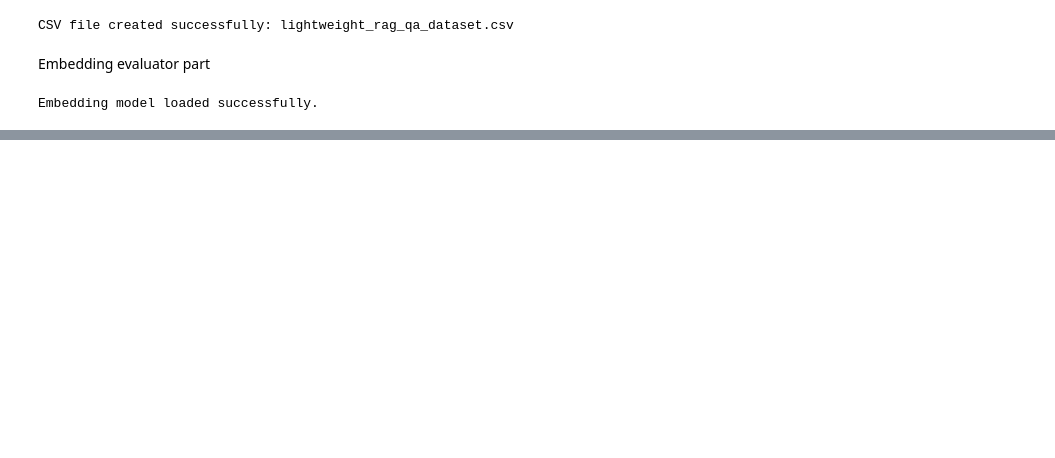
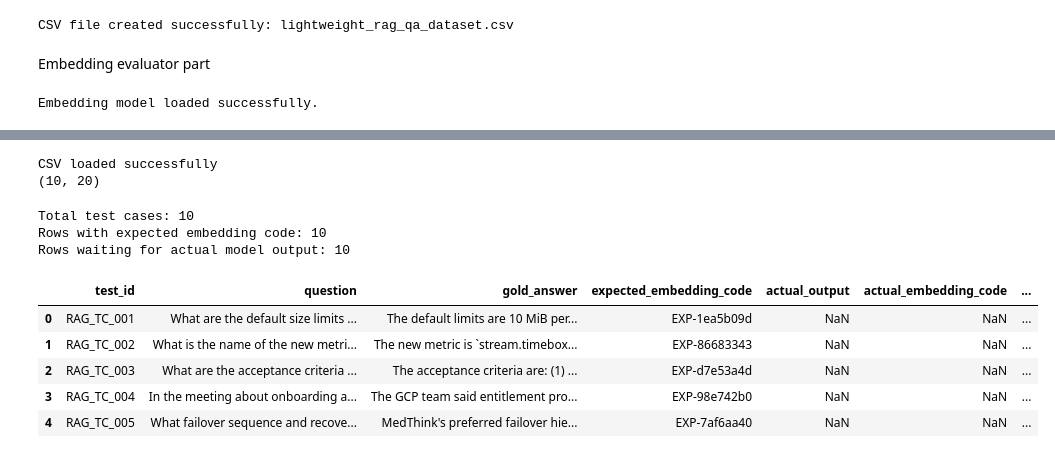
Before and after one commit to Raghul-source/rag-pipeline-evaluation, a Jupyter notebook: RAG_Pipeline_Evaluation_ETL_and_Embedding_Check.ipynb, the cells around one changed output, grey strips where cells are left out. Drawn from its saved outputs; the diff is of its cells as text; code cells hidden in the pictures; blank space fills up the shorter version.

```diff
--- a/RAG_Pipeline_Evaluation_ETL_and_Embedding_Check.ipynb
+++ b/RAG_Pipeline_Evaluation_ETL_and_Embedding_Check.ipynb
@@ -342,0 +366,80 @@ SyntaxError: invalid syntax (196246205.py, line 48)
+# %%
+import pandas as pd
+
+qa_df = pd.read_csv("lightweight_rag_qa_dataset_with_expected_codes.csv")
+
+print("CSV loaded successfully")
+print(qa_df.shape)
+# %% [output]
+CSV loaded successfully
+(10, 20)
+# %%
+
+# Step 24: Load the updated CSV for actual-output comparison stage
+
+# This CSV already contains:
+# - selected RAG test questions
+# - expected source documents
+# - gold_answer
+# - expected_embedding_code
+# - empty fields for actual_output and comparison results
+
+import pandas as pd
+
+qa_df = pd.read_csv("lightweight_rag_qa_dataset_with_expected_codes.csv")
+
+
+# Step 25: Check current QA dataset status
+
+# Total number of test cases available in the CSV.
+total_test_cases = len(qa_df)
+
+# Count rows where actual_output is empty.
+# actual_output must be filled only after running the RAG model/chatbot.
+empty_actual_output_count = qa_df["actual_output"].isna().sum() + (
+    qa_df["actual_output"].astype(str).str.strip() == ""
+).sum()
+
+# Count rows where expected_embedding_code is already created.
+expected_code_count = (
+    qa_df["expected_embedding_code"].notna()
+    & (qa_df["expected_embedding_code"].astype(str).str.strip() != "")
+).sum()
+
+
+print("Total test cases:", total_test_cases)
+print("Rows with expected embedding code:", expected_code_count)
+print("Rows waiting for actual model output:", empty_actual_output_count)
+
+
+# Step 26: Display important QA tracking columns
+
+# This preview helps us verify that:
+# - expected answer code is already available
+# - actual_output is still waiting for model response
+# - result columns are ready for the next comparison phase
+
+display(
+    qa_df[
+        [
+            "test_id",
+            "question",
+            "gold_answer",
+            "expected_embedding_code",
+            "actual_output",
+            "actual_embedding_code",
+            "similarity_score",
+            "match_status"
+        ]
+    ].head()
+)
+# %% [output]
+Total test cases: 10
+Rows with expected embedding code: 10
+Rows waiting for actual model output: 10
+|  | test_id | question | gold_answer | expected_embedding_code | actual_output | actual_embedding_code | ... |
+| 0 | RAG_TC_001 | What are the default size limits ... | The default limits are 10 MiB per... | EXP-1ea5b09d | NaN | NaN | ... |
+| 1 | RAG_TC_002 | What is the name of the new metri... | The new metric is `stream.timebox... | EXP-86683343 | NaN | NaN | ... |
+| 2 | RAG_TC_003 | What are the acceptance criteria ... | The acceptance criteria are: (1) ... | EXP-d7e53a4d | NaN | NaN | ... |
+| 3 | RAG_TC_004 | In the meeting about onboarding a... | The GCP team said entitlement pro... | EXP-98e742b0 | NaN | NaN | ... |
+| 4 | RAG_TC_005 | What failover sequence and recove... | MedThink's preferred failover hie... | EXP-7af6aa40 | NaN | NaN | ... |
```
Also changed, not shown: parts of 9 cells of this notebook, 4 other files.
